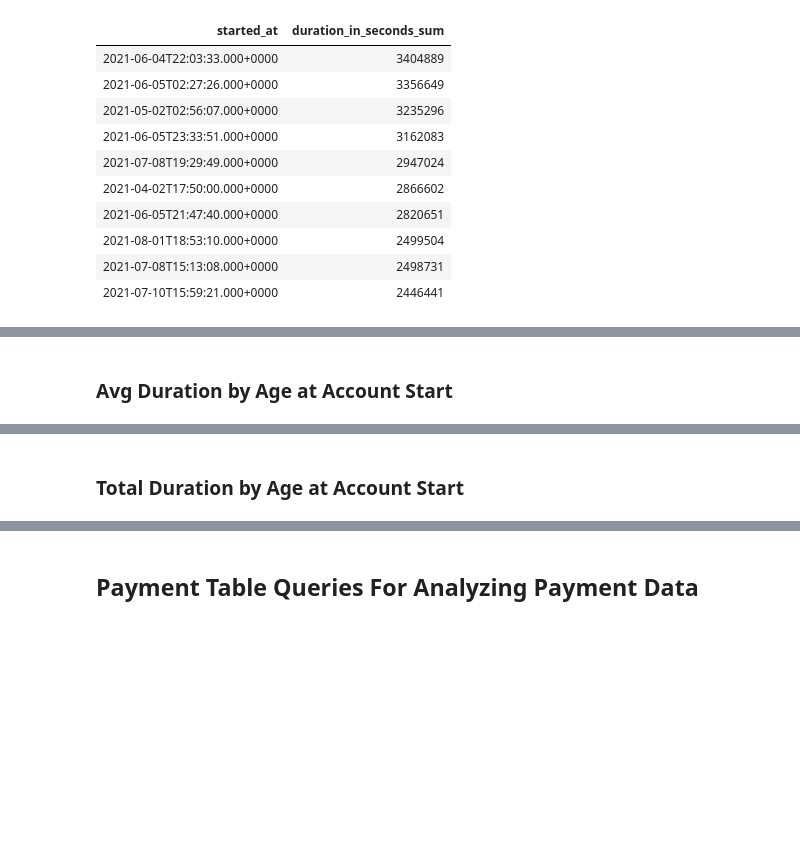
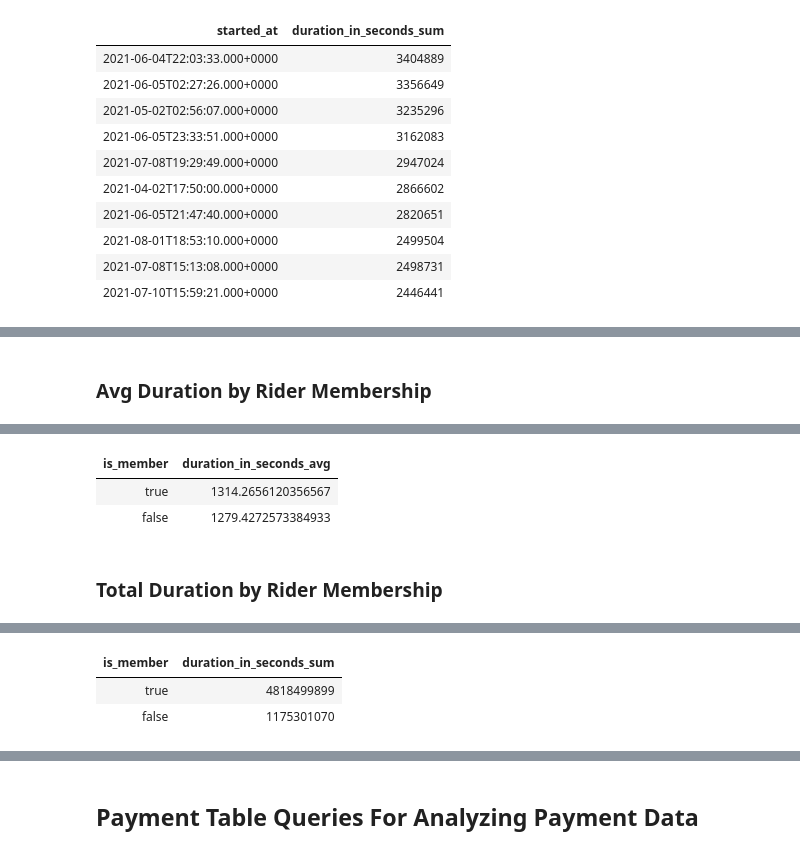
Before and after one commit to IsmaelDawuda/building_an_azure_data_lake_for_bikeshare_data_analytics, a Jupyter notebook: adls_bikeshare_project_IsmaelDawuda.ipynb, the cells around one changed output, grey strips where cells are left out. Cells and saved outputs as stored; diff of their text form; code cells hidden in the pictures; blank space fills up the shorter version.

```diff
--- a/adls_bikeshare_project_IsmaelDawuda.ipynb
+++ b/adls_bikeshare_project_IsmaelDawuda.ipynb
@@ -434,7 +555,7 @@ Total Duration per Ride by End Station
 # %%
-def analyze_duration_by_age(df: DataFrame, group_col: str, agg_func: Column, alias: str, title: str) -> None:
-    """"
-    Analyze duration data by joining with the rider DataFrame, grouping by the specified column, and applying an aggregation function.
+def analyze_duration_by_membership(df: DataFrame, group_col: str, agg_func: Column, alias: str, title: str) -> None:
+    """
+    Analyze duration data by joining with the rider DataFrame, grouping by membership status, and applying an aggregation function.
 
     Args:
         df (DataFrame): DataFrame containing duration data.
@@ -445,18 +566,18 @@ def analyze_duration_by_age(df: DataFrame, group_col: str, agg_func: Column, ali
 
     Returns:
         None
-    """"#
-    result_df = df.join(rider_df, df.rider_id == rider_df.rider_id)\
+    """
+    result_df = df.join(rider_df, 'rider_id')\
                   .groupBy(group_col)\
                   .agg(agg_func('duration').alias(alias))\
                   .orderBy(alias, ascending=False)
 
     # Display title and results
     displayHTML(f"<h3>{title}</h3>")
-    result_df.show()
+    display(result_df.limit(10))
 
-# Avg and total duration by age at account start
-analyze_duration_by_age(trip_df, 'age_at_account_start', avg, 'duration_in_seconds_avg', 'Avg Duration by Age at Account Start')
-analyze_duration_by_age(trip_df, 'age_at_account_start', sum, 'duration_in_seconds_sum', 'Total Duration by Age at Account Start')
+# Avg and total duration by rider membership
+analyze_duration_by_membership(trip_df, 'is_member', avg, 'duration_in_seconds_avg', 'Avg Duration by Rider Membership')
+analyze_duration_by_membership(trip_df, 'is_member', sum, 'duration_in_seconds_sum', 'Total Duration by Rider Membership')
 # %% [output]
-Avg Duration by Age at Account Start
+Avg Duration by Rider Membership
@@ -464 +584,4 @@ Avg Duration by Age at Account Start
+| is_member | duration_in_seconds_avg |
+| true | 1314.2656120356567 |
+| false | 1279.4272573384933 |
-Total Duration by Age at Account Start
+Total Duration by Rider Membership
@@ -465,0 +588,3 @@ Total Duration by Age at Account Start
+| is_member | duration_in_seconds_sum |
+| true | 4818499899 |
+| false | 1175301070 |
```
Also changed, not shown: parts of 11 cells of this notebook.
